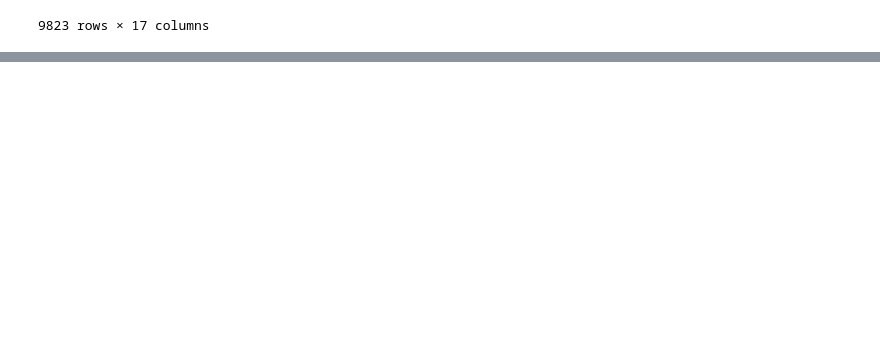
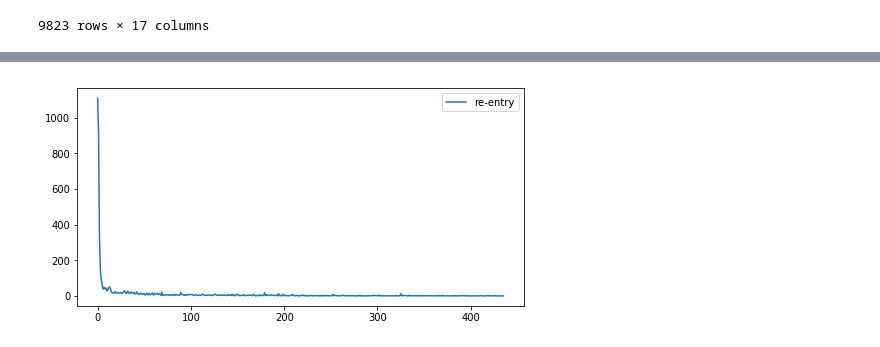
Before and after one commit to tianchu-shu/syntaxerror, a Jupyter notebook: explore.ipynb, the cells around one changed output, grey strips where cells are left out. Saved outputs shown, nothing was run; the diff lists cells and outputs as text; code cells hidden in the pictures; blank space fills up the shorter version.

```diff
--- a/explore.ipynb
+++ b/explore.ipynb
@@ -313,0 +336,4 @@ Filling missing value for booking_days using median
+# %%
+create_graph(df, 'booking_days', 'sum')
+# %% [output]
+[figure, added]
```
Also changed, not shown: parts of 8 cells of this notebook.
